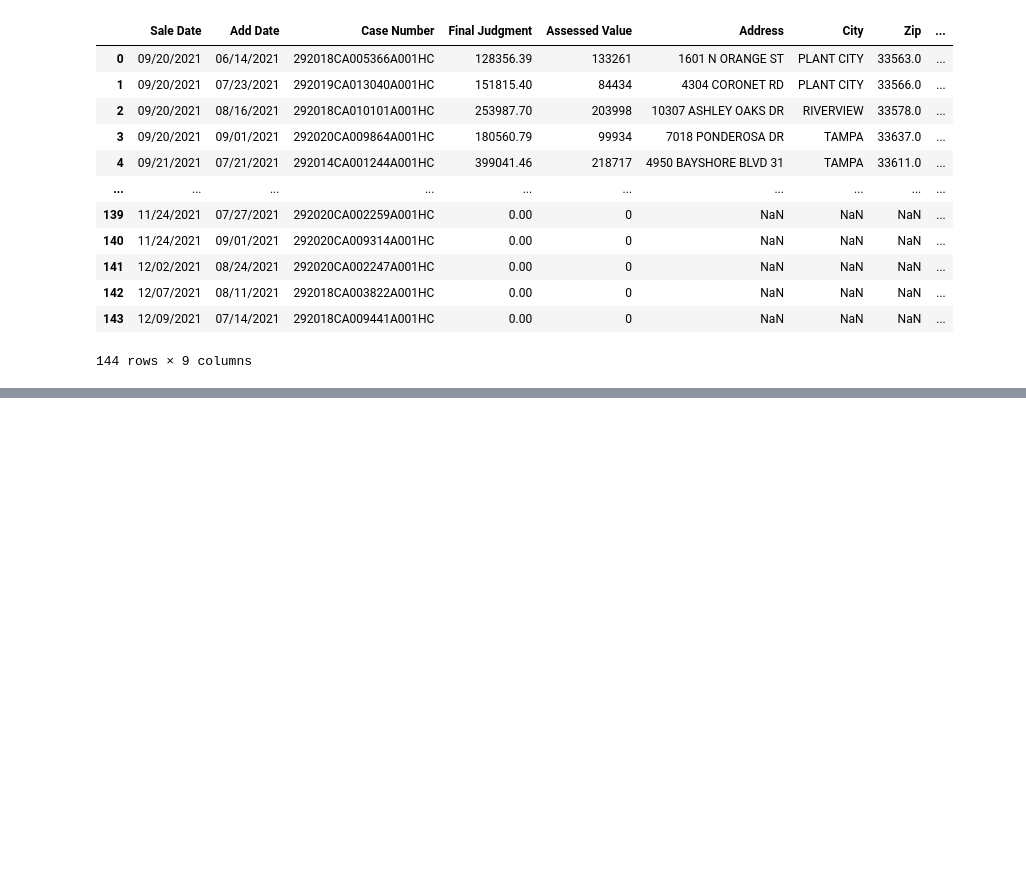
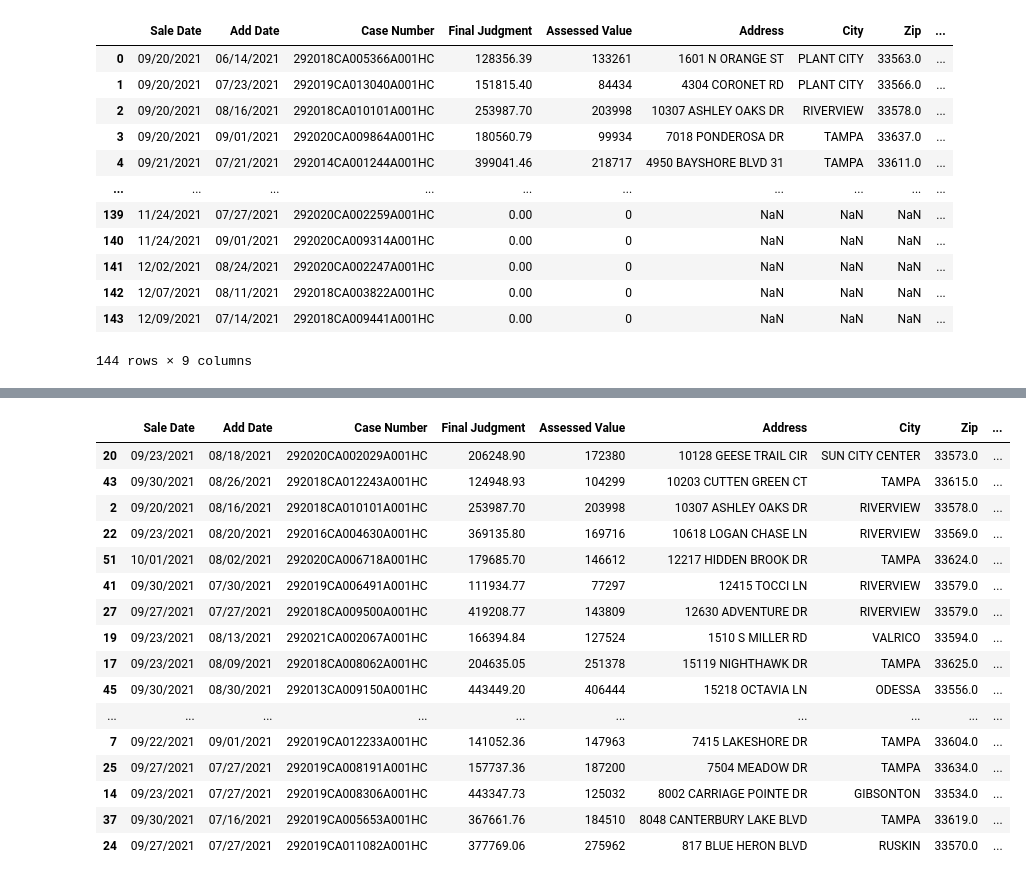
Before and after one commit to latenightbj/hillfork, a Jupyter notebook: Hillsborough Forclosure.ipynb, the cells around one changed output, grey strips where cells are left out. Cells and saved outputs as stored; diff of their text form; code cells hidden in the pictures; blank space fills up the shorter version.

```diff
--- a/Hillsborough Forclosure.ipynb
+++ b/Hillsborough Forclosure.ipynb
@@ -46,0 +82,20 @@ df
+# %%
+df.sort_values(by='Address', ascending=True)
+# %% [output]
+|  | Sale Date | Add Date | Case Number | Final Judgment | Assessed Value | Address | City | Zip | ... |
+| 20 | 09/23/2021 | 08/18/2021 | 292020CA002029A001HC | 206248.90 | 172380 | 10128 GEESE TRAIL CIR | SUN CITY CENTER | 33573.0 | ... |
+| 43 | 09/30/2021 | 08/26/2021 | 292018CA012243A001HC | 124948.93 | 104299 | 10203 CUTTEN GREEN CT | TAMPA | 33615.0 | ... |
+| 2 | 09/20/2021 | 08/16/2021 | 292018CA010101A001HC | 253987.70 | 203998 | 10307 ASHLEY OAKS DR | RIVERVIEW | 33578.0 | ... |
+| 22 | 09/23/2021 | 08/20/2021 | 292016CA004630A001HC | 369135.80 | 169716 | 10618 LOGAN CHASE LN | RIVERVIEW | 33569.0 | ... |
+| 51 | 10/01/2021 | 08/02/2021 | 292020CA006718A001HC | 179685.70 | 146612 | 12217 HIDDEN BROOK DR | TAMPA | 33624.0 | ... |
+| 41 | 09/30/2021 | 07/30/2021 | 292019CA006491A001HC | 111934.77 | 77297 | 12415 TOCCI LN | RIVERVIEW | 33579.0 | ... |
+| 27 | 09/27/2021 | 07/27/2021 | 292018CA009500A001HC | 419208.77 | 143809 | 12630 ADVENTURE DR | RIVERVIEW | 33579.0 | ... |
+| 19 | 09/23/2021 | 08/13/2021 | 292021CA002067A001HC | 166394.84 | 127524 | 1510 S MILLER RD | VALRICO | 33594.0 | ... |
+| 17 | 09/23/2021 | 08/09/2021 | 292018CA008062A001HC | 204635.05 | 251378 | 15119 NIGHTHAWK DR | TAMPA | 33625.0 | ... |
+| 45 | 09/30/2021 | 08/30/2021 | 292013CA009150A001HC | 443449.20 | 406444 | 15218 OCTAVIA LN | ODESSA | 33556.0 | ... |
+| ... | ... | ... | ... | ... | ... | ... | ... | ... | ... |
+| 7 | 09/22/2021 | 09/01/2021 | 292019CA012233A001HC | 141052.36 | 147963 | 7415 LAKESHORE DR | TAMPA | 33604.0 | ... |
+| 25 | 09/27/2021 | 07/27/2021 | 292019CA008191A001HC | 157737.36 | 187200 | 7504 MEADOW DR | TAMPA | 33634.0 | ... |
+| 14 | 09/23/2021 | 07/27/2021 | 292019CA008306A001HC | 443347.73 | 125032 | 8002 CARRIAGE POINTE DR | GIBSONTON | 33534.0 | ... |
+| 37 | 09/30/2021 | 07/16/2021 | 292019CA005653A001HC | 367661.76 | 184510 | 8048 CANTERBURY LAKE BLVD | TAMPA | 33619.0 | ... |
+| 24 | 09/27/2021 | 07/27/2021 | 292019CA011082A001HC | 377769.06 | 275962 | 817 BLUE HERON BLVD | RUSKIN | 33570.0 | ... |
```
Also changed, not shown: parts of 6 cells of this notebook.
